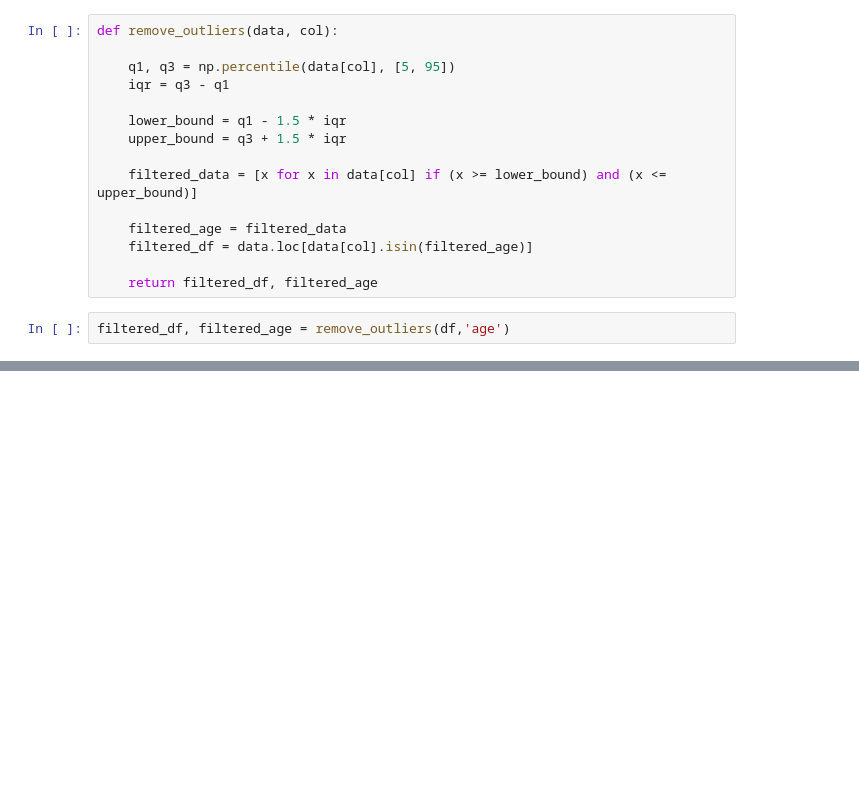
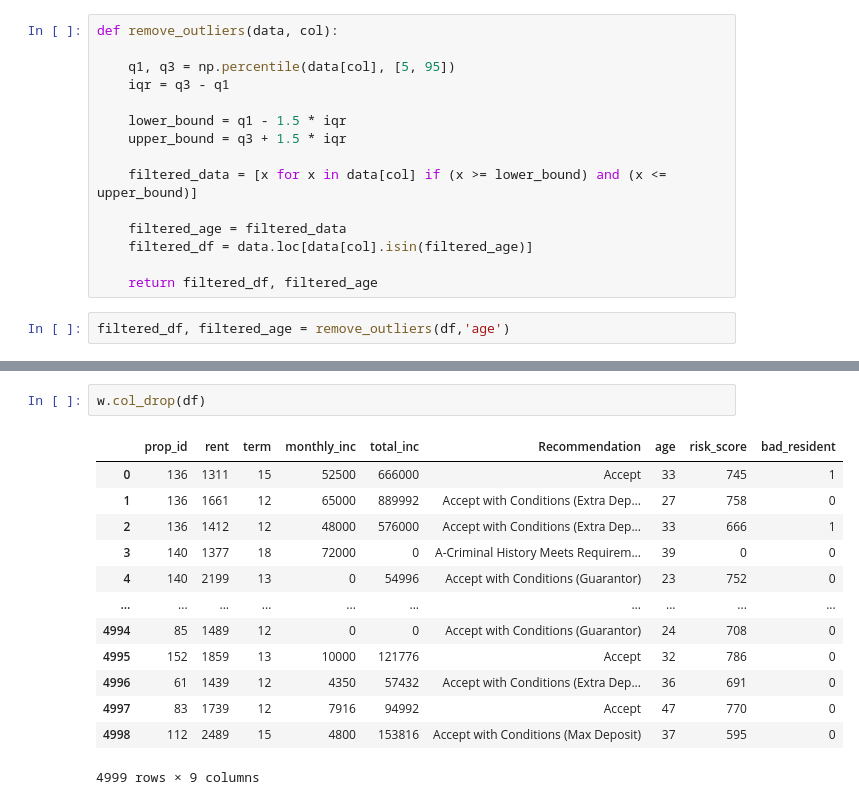
Before and after one commit to Project-DANE/DANE, a Jupyter notebook: nick_modeling.ipynb, the cells around one changed output, grey strips where cells are left out. Drawn from its saved outputs; the diff is of its cells as text; blank space fills up the shorter version.

```diff
--- a/nick_modeling.ipynb
+++ b/nick_modeling.ipynb
@@ -99,0 +122,16 @@ len(df['age'])
+# %%
+w.col_drop(df)
+# %% [output]
+|  | prop_id | rent | term | monthly_inc | total_inc | Recommendation | age | risk_score | bad_resident |
+| 0 | 136 | 1311 | 15 | 52500 | 666000 | Accept | 33 | 745 | 1 |
+| 1 | 136 | 1661 | 12 | 65000 | 889992 | Accept with Conditions (Extra Dep... | 27 | 758 | 0 |
+| 2 | 136 | 1412 | 12 | 48000 | 576000 | Accept with Conditions (Extra Dep... | 33 | 666 | 1 |
+| 3 | 140 | 1377 | 18 | 72000 | 0 | A-Criminal History Meets Requirem... | 39 | 0 | 0 |
+| 4 | 140 | 2199 | 13 | 0 | 54996 | Accept with Conditions (Guarantor) | 23 | 752 | 0 |
+| ... | ... | ... | ... | ... | ... | ... | ... | ... | ... |
+| 4994 | 85 | 1489 | 12 | 0 | 0 | Accept with Conditions (Guarantor) | 24 | 708 | 0 |
+| 4995 | 152 | 1859 | 13 | 10000 | 121776 | Accept | 32 | 786 | 0 |
+| 4996 | 61 | 1439 | 12 | 4350 | 57432 | Accept with Conditions (Extra Dep... | 36 | 691 | 0 |
+| 4997 | 83 | 1739 | 12 | 7916 | 94992 | Accept | 47 | 770 | 0 |
+| 4998 | 112 | 2489 | 15 | 4800 | 153816 | Accept with Conditions (Max Deposit) | 37 | 595 | 0 |
+4999 rows × 9 columns
```
Also changed, not shown: parts of 12 cells of this notebook.
